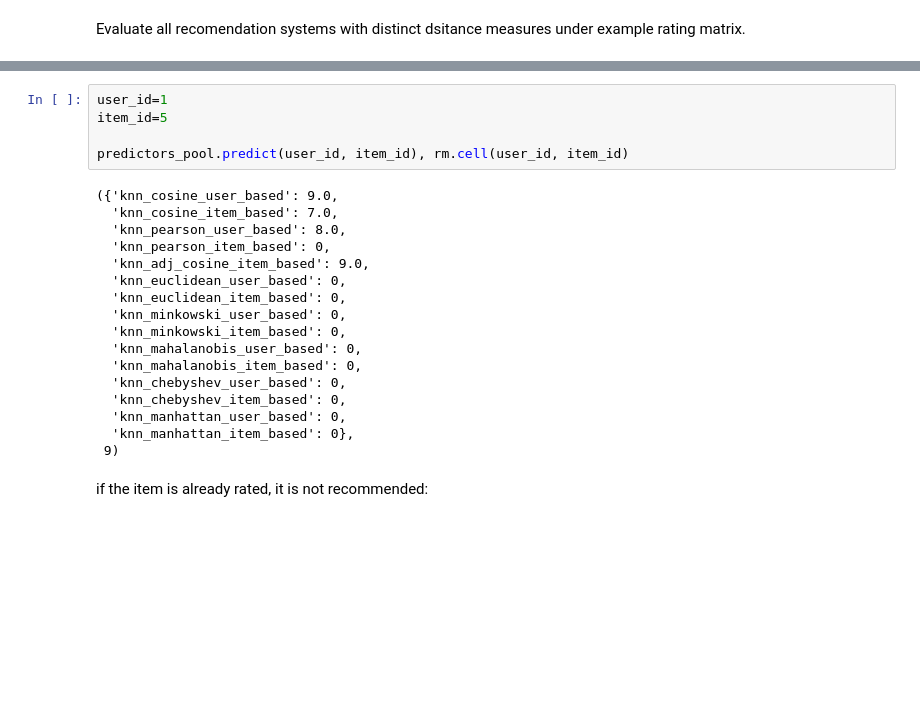
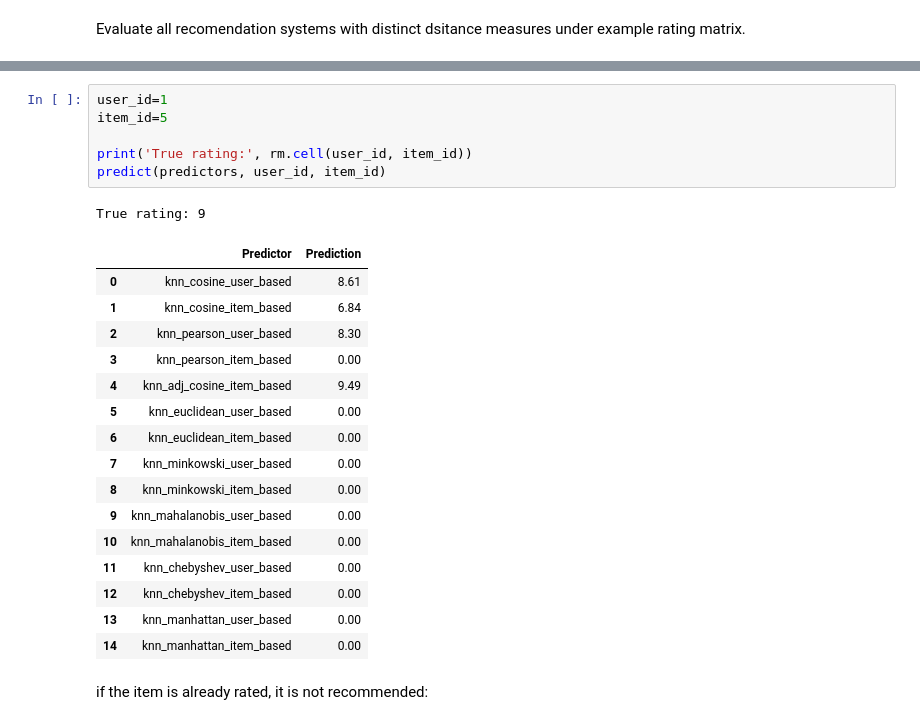
Before and after one commit to adrianmarino/cf-rec-sys-examples, a Jupyter notebook: cf_rec_sys_examples.ipynb, the cells around one changed output, grey strips where cells are left out. Saved outputs shown, nothing was run; the diff lists cells and outputs as text; blank space fills up the shorter version.

```diff
--- a/cf_rec_sys_examples.ipynb
+++ b/cf_rec_sys_examples.ipynb
@@ -319,25 +339,27 @@ Wall time: 124 ms
 # %%
 user_id=1
 item_id=5
 
-predictors_pool.predict(user_id, item_id), rm.cell(user_id, item_id)
+print('True rating:', rm.cell(user_id, item_id))
+predict(predictors, user_id, item_id)
 # %% [output]
-({'knn_cosine_user_based': 9.0,
-  'knn_cosine_item_based': 7.0,
-  'knn_pearson_user_based': 8.0,
-  'knn_pearson_item_based': 0,
-  'knn_adj_cosine_item_based': 9.0,
-  'knn_euclidean_user_based': 0,
-  'knn_euclidean_item_based': 0,
-  'knn_minkowski_user_based': 0,
-  'knn_minkowski_item_based': 0,
-  'knn_mahalanobis_user_based': 0,
-  'knn_mahalanobis_item_based': 0,
-  'knn_chebyshev_user_based': 0,
-  'knn_chebyshev_item_based': 0,
-  'knn_manhattan_user_based': 0,
-  'knn_manhattan_item_based': 0},
- 9)
+True rating: 9
+|  | Predictor | Prediction |
+| 0 | knn_cosine_user_based | 8.61 |
+| 1 | knn_cosine_item_based | 6.84 |
+| 2 | knn_pearson_user_based | 8.30 |
+| 3 | knn_pearson_item_based | 0.00 |
+| 4 | knn_adj_cosine_item_based | 9.49 |
+| 5 | knn_euclidean_user_based | 0.00 |
+| 6 | knn_euclidean_item_based | 0.00 |
+| 7 | knn_minkowski_user_based | 0.00 |
+| 8 | knn_minkowski_item_based | 0.00 |
+| 9 | knn_mahalanobis_user_based | 0.00 |
+| 10 | knn_mahalanobis_item_based | 0.00 |
+| 11 | knn_chebyshev_user_based | 0.00 |
+| 12 | knn_chebyshev_item_based | 0.00 |
+| 13 | knn_manhattan_user_based | 0.00 |
+| 14 | knn_manhattan_item_based | 0.00 |
 # %% [markdown]
 if the item is already rated, it is not recommended:
 # %%
```
Also changed, not shown: parts of 21 cells of this notebook, 18 other files.
